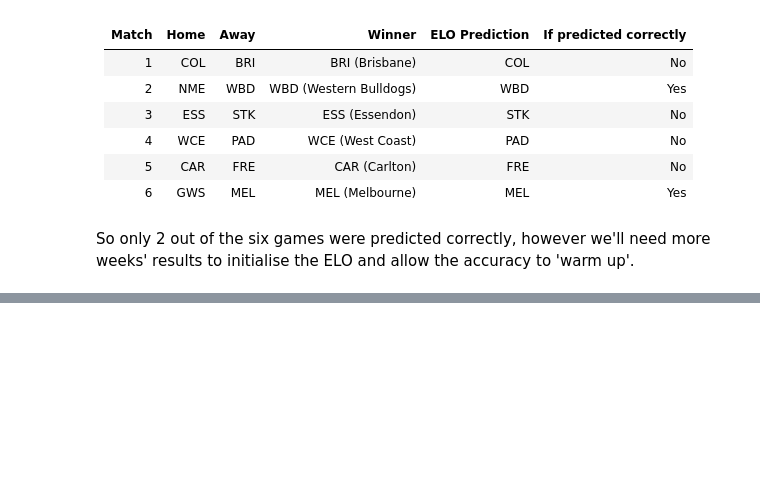
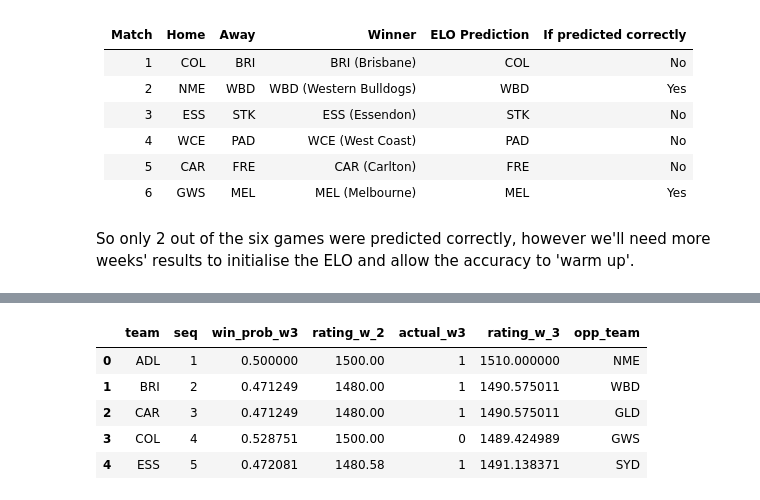
Before and after one commit to stevegabriel1/afl_elo_ratings, a Jupyter notebook: basic_version.ipynb, the cells around one changed output, grey strips where cells are left out. Drawn from its saved outputs; the diff is of its cells as text; code cells hidden in the pictures; blank space fills up the shorter version.

```diff
--- a/basic_version.ipynb
+++ b/basic_version.ipynb
@@ -507,0 +518,5 @@ So only 2 out of the six games were predicted correctly, however we'll need more
+# %%
+rframe_3 = w3_joined[['team','seq','win_prob_w3','rating_w_2']]
+# %%
+rframe_3['actual_w3'] = [1,1,1,0,1,0,1,0,0,0,1,0,0,0,0,1,1,1]
+rframe_3.head()
@@ -507,0 +540,12 @@ So only 2 out of the six games were predicted correctly, however we'll need more
+# %%
+contests_w4 = rframe_3
+# Create opposition team rating column for R3:
+contests_w4['opp_team'] = ['NME','WBD','GLD','GWS','SYD','HAW','MEL','CAR','COL','FRE','GEE','ADL','RIC','PAD','WCE','ESS','BRI','STK']
+contests_w4.head()
+# %% [output]
+|  | team | seq | win_prob_w3 | rating_w_2 | actual_w3 | rating_w_3 | opp_team |
+| 0 | ADL | 1 | 0.500000 | 1500.00 | 1 | 1510.000000 | NME |
+| 1 | BRI | 2 | 0.471249 | 1480.00 | 1 | 1490.575011 | WBD |
+| 2 | CAR | 3 | 0.471249 | 1480.00 | 1 | 1490.575011 | GLD |
+| 3 | COL | 4 | 0.528751 | 1500.00 | 0 | 1489.424989 | GWS |
+| 4 | ESS | 5 | 0.472081 | 1480.58 | 1 | 1491.138371 | SYD |
```
Also changed, not shown: parts of 11 cells of this notebook.
